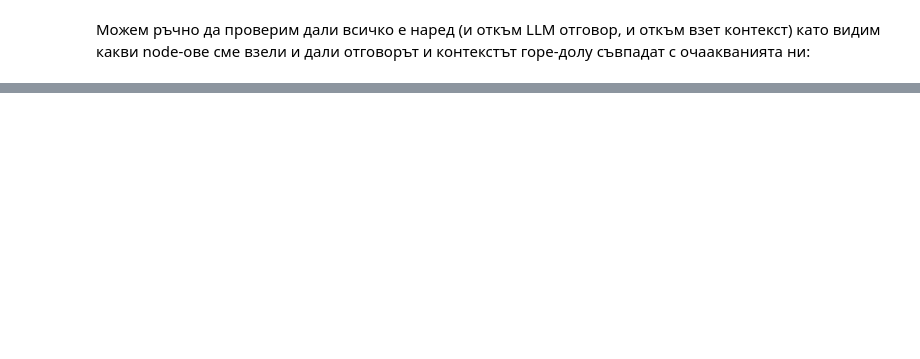
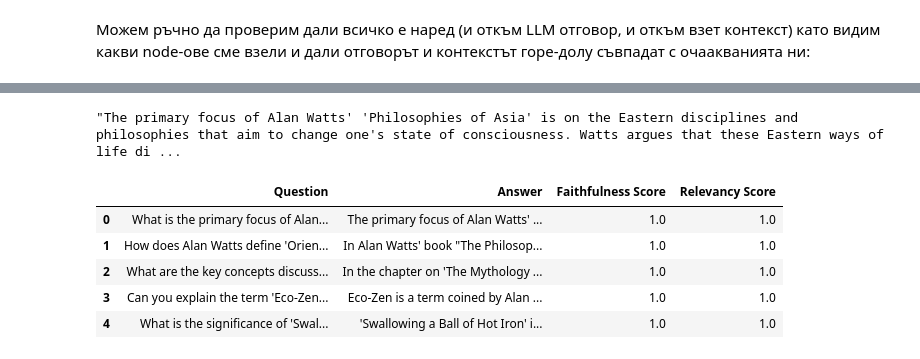
Before and after one commit to yalishanda42/rag-demo, a Jupyter notebook: rag_demo.ipynb, the cells around one changed output, grey strips where cells are left out. Cells and saved outputs as stored; diff of their text form; code cells hidden in the pictures; blank space fills up the shorter version.

```diff
--- a/rag_demo.ipynb
+++ b/rag_demo.ipynb
@@ -291,0 +431,3 @@ TBA
+# %%
+relevancy_evaluator = RelevancyEvaluator(service_context=service_context_eval)
+faithfulness_evaluator = FaithfulnessEvaluator(service_context=service_context_eval)
@@ -291,0 +437,4 @@ TBA
+# %%
+responses = await aget_responses(
+    eval_questions, query_engine, show_progress=True
+)
@@ -291,0 +459,16 @@ TBA
+# %%
+str(responses[0])  # quick sanity check
+# %% [output]
+"The primary focus of Alan Watts' 'Philosophies of Asia' is on the Eastern disciplines and philosophies that aim to change one's state of consciousness. Watts argues that these Eastern ways of life di ...
+# %%
+evaluators = {
+    "faithfulness": faithfulness_evaluator,
+    "relevancy": relevancy_evaluator,
+}
+
+batch_runner = BatchEvalRunner(evaluators, workers=2, show_progress=True)
+# %%
+eval_results = await batch_runner.aevaluate_responses(
+    queries=eval_questions,
+    responses=responses,
+)
@@ -291,0 +477,15 @@ TBA
+# %%
+results_df = pd.DataFrame({
+    "Question": eval_questions,
+    "Answer": list(map(str, responses)),
+    "Faithfulness Score": [r.score for r in eval_results["faithfulness"]],
+    "Relevancy Score": [r.score for r in eval_results["relevancy"]],
+})
+results_df.head()
+# %% [output]
+|  | Question | Answer | Faithfulness Score | Relevancy Score |
+| 0 | What is the primary focus of Alan... | The primary focus of Alan Watts' ... | 1.0 | 1.0 |
+| 1 | How does Alan Watts define 'Orien... | In Alan Watts' book "The Philosop... | 1.0 | 1.0 |
+| 2 | What are the key concepts discuss... | In the chapter on 'The Mythology ... | 1.0 | 1.0 |
+| 3 | Can you explain the term 'Eco-Zen... | Eco-Zen is a term coined by Alan ... | 1.0 | 1.0 |
+| 4 | What is the significance of 'Swal... | 'Swallowing a Ball of Hot Iron' i... | 1.0 | 1.0 |
```
Also changed, not shown: parts of 42 cells of this notebook, 1 other file.
